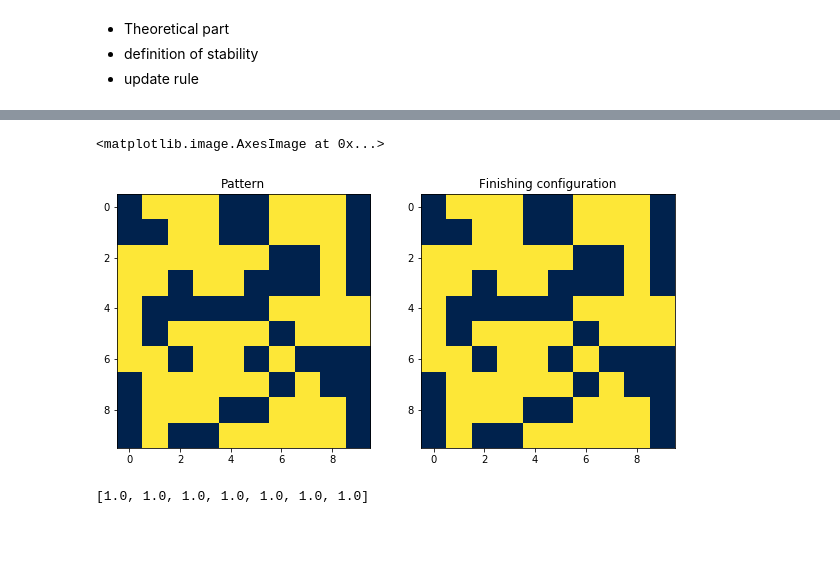
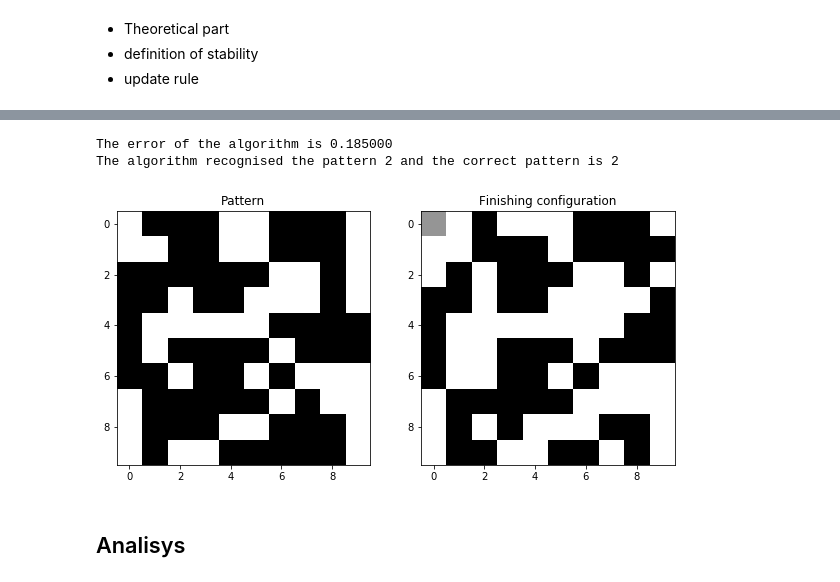
Before and after one commit to mballarin97/Hopfield-project, a Jupyter notebook: Deterministic stability.ipynb, the cells around one changed output, grey strips where cells are left out. Saved outputs shown, nothing was run; the diff lists cells and outputs as text; code cells hidden in the pictures; blank space fills up the shorter version.

```diff
--- a/Deterministic stability.ipynb
+++ b/Deterministic stability.ipynb
@@ -21,9 +99,14 @@ p = 10 # Number of patterns
 np.random.seed(1234) # Seed to make the random process reproducible
 # %%
 # Patterns
-xi = np.random.randint(0,2,N*p).reshape(p,N) # Each line is a pattern
-xi[xi==0]=-1
+def random_patterns(N,p):
+    xi = np.random.randint(0,2,N*p).reshape(p,N) # Each line is a pattern
+    xi[xi==0]=-1
+    return xi
+
+xi = random_patterns(N,p)
 idx = np.random.randint(0,p)
-plt.imshow(xi[idx].reshape(10,10),cmap='cividis') # This is an example of pattern
+plt.imshow(xi[idx].reshape(L,L),cmap='Greys') # This is an example of pattern
+# -1 = white, +1 = black
 # %% [output]
 <matplotlib.image.AxesImage at 0x...>
@@ -53,7 +143,7 @@ def update(sys):
     N = len(sys)
     for i in range(N):
         temp = 0
-        for j in range(N):
+        for j in range(N): #Maybe it is possible to set the cycle on J[i][j]!=0 only
             temp +=  J[i][j]*sys[j]
         sys[i] = np.sign(temp)
     return np.sign(sys)
@@ -62,19 +152,46 @@ def deterministic_hopfield(sys, t):
     for i in range(t):
         sys = update(sys)
     return sys
+
+def error_im(xi_idx, sys):
+    wrong_pixels = (np.abs( sys-xi_idx )/2).sum()
+    return wrong_pixels/len(sys)
+
+def assign_pattern(xi,sys):
+    errors = [ error_im(i,sys) for i in xi ]
+    correct = np.argmin(errors)
+    return correct
+
+def total_error(xi,t):
+    errors = []
+    prediction = []
+    for mu in range(len(xi)):
+        sys = deterministic_hopfield(xi[mu],t)
+        errors.append( error_im(xi[mu],sys) )
+        if assign_pattern(xi,sys)==mu:
+            prediction.append( 1 )
+        else: prediction.append( 0 )
+    errors = (np.array(errors)).mean()
+    prediction = np.array(prediction).sum()/len(xi)
+    return errors, prediction
 # %%
 # actual algorithm
 from copy import deepcopy
 idx = np.random.randint(0,p)
 sys = deepcopy(xi[idx])
 
-sys = deterministic_hopfield(sys,30)
+sys = deterministic_hopfield(sys,100)
+wrong_pixels = error_im(xi[idx],sys)
+assigned_pattern = assign_pattern(xi,sys)
 
 fig, ax = plt.subplots(1,2, figsize = (10,6))
 ax[0].set_title('Pattern')
-ax[0].imshow(xi[idx].reshape(L,L), cmap='cividis')
+ax[0].imshow(xi[idx].reshape(L,L), cmap='Greys')
 ax[1].set_title('Finishing configuration')
-ax[1].imshow(sys.reshape(L,L), cmap='cividis')
+ax[1].imshow(sys.reshape(L,L), cmap='Greys')
+print('The error of the algorithm is %f' %(wrong_pixels))
+print('The algorithm recognised the pattern %i and the correct pattern is %i' %(assigned_pattern,idx))
 # %% [output]
-<matplotlib.image.AxesImage at 0x...>
+The error of the algorithm is 0.185000
+The algorithm recognised the pattern 2 and the correct pattern is 2
-[figure, old version]
+[figure, new version]
@@ -106,4 +198,2 @@ for n in N:
-# %%
-scores
-# %% [output]
-[1.0, 1.0, 1.0, 1.0, 1.0, 1.0, 1.0]
+# %% [markdown]
+## Analisys
```
Also changed, not shown: parts of 13 cells of this notebook, 2 other files.
